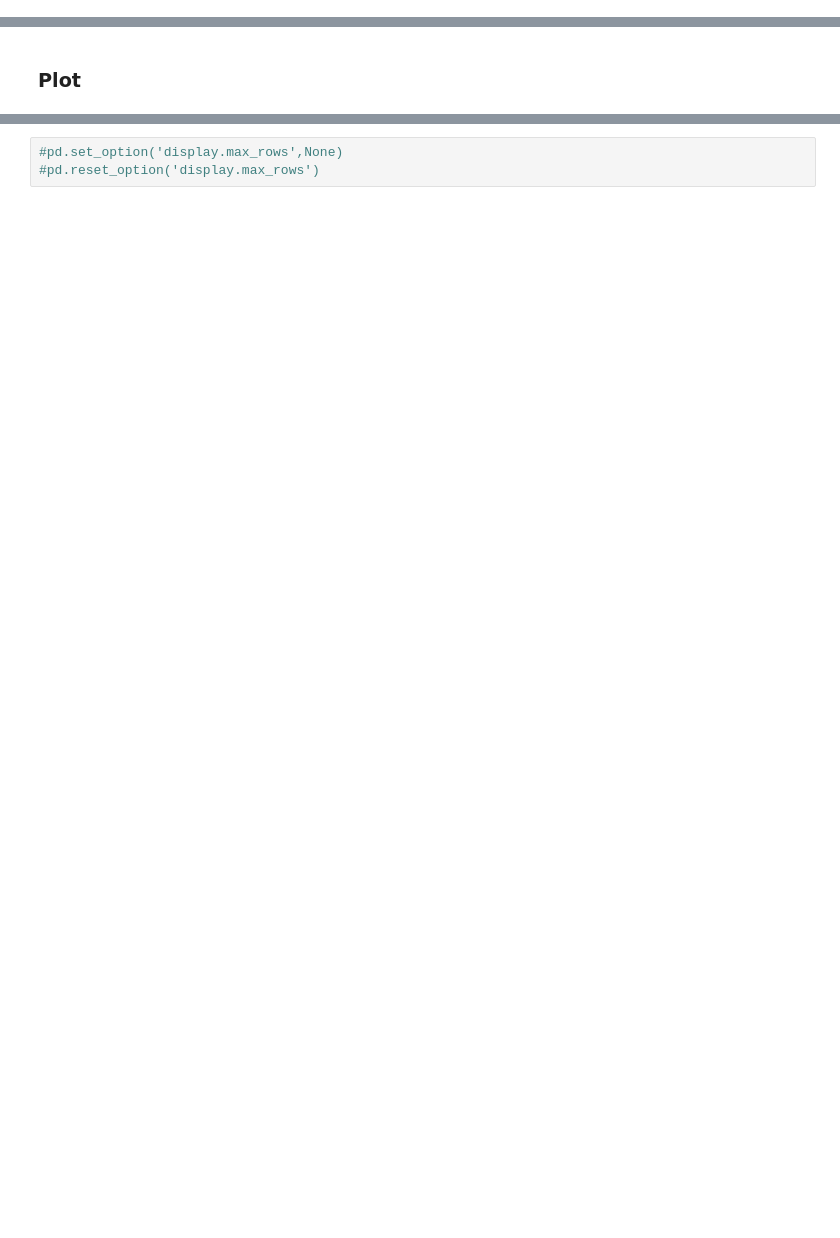
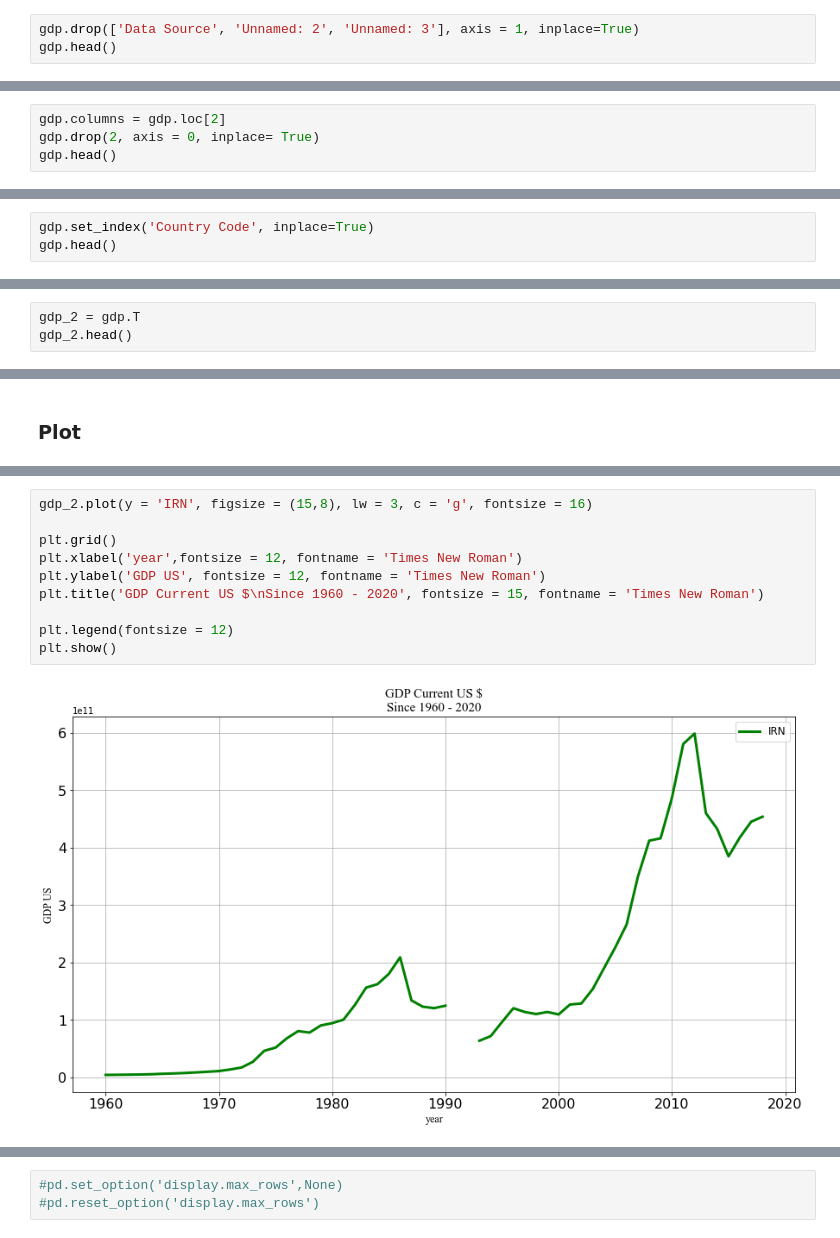
Before and after one commit to saeed-saffari/alzahra-workshop-spr2021, a Jupyter notebook: lecture/7. Pandas 03.ipynb, the cells around one changed output, grey strips where cells are left out. Cells and saved outputs as stored; diff of their text form; blank space fills up the shorter version.

```diff
--- a/lecture/7. Pandas 03.ipynb
+++ b/lecture/7. Pandas 03.ipynb
@@ -16,0 +67,3 @@
+# %%
+gdp.drop(['Data Source', 'Unnamed: 2', 'Unnamed: 3'], axis = 1, inplace=True)
+gdp.head()
@@ -17,2 +78,6 @@
 # %% [markdown]
 ### change columns
+# %%
+gdp.columns = gdp.loc[2]
+gdp.drop(2, axis = 0, inplace= True)
+gdp.head()
@@ -20,0 +114,3 @@
+# %%
+gdp.set_index('Country Code', inplace=True)
+gdp.head()
@@ -21,2 +126,5 @@
 # %% [markdown]
 ### Transpose
+# %%
+gdp_2 = gdp.T
+gdp_2.head()
@@ -24,0 +184,12 @@
+# %%
+gdp_2.plot(y = 'IRN', figsize = (15,8), lw = 3, c = 'g', fontsize = 16)
+
+plt.grid()
+plt.xlabel('year',fontsize = 12, fontname = 'Times New Roman')
+plt.ylabel('GDP US', fontsize = 12, fontname = 'Times New Roman')
+plt.title('GDP Current US $\nSince 1960 - 2020', fontsize = 15, fontname = 'Times New Roman')
+
+plt.legend(fontsize = 12)
+plt.show()
+# %% [output]
+[figure, added]
```
Also changed, not shown: parts of 79 cells of this notebook.
